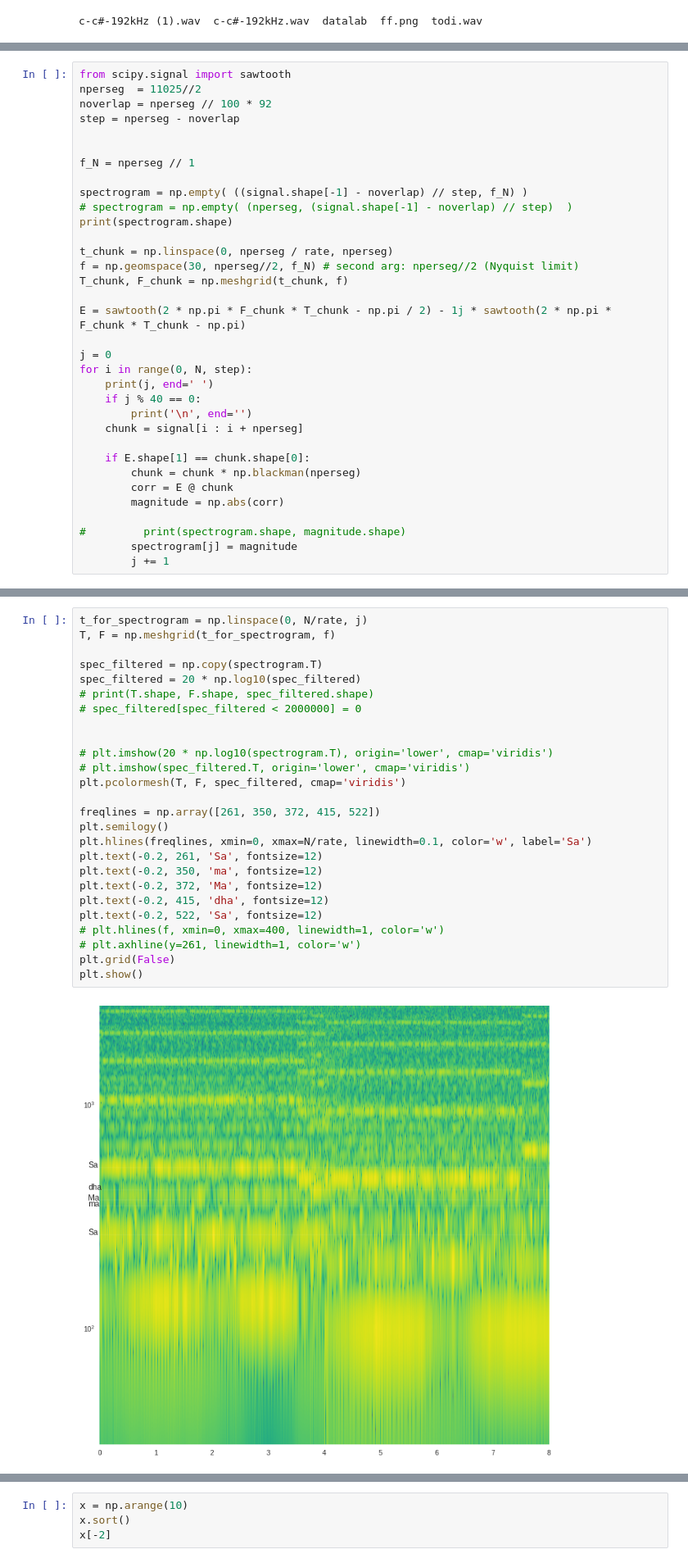
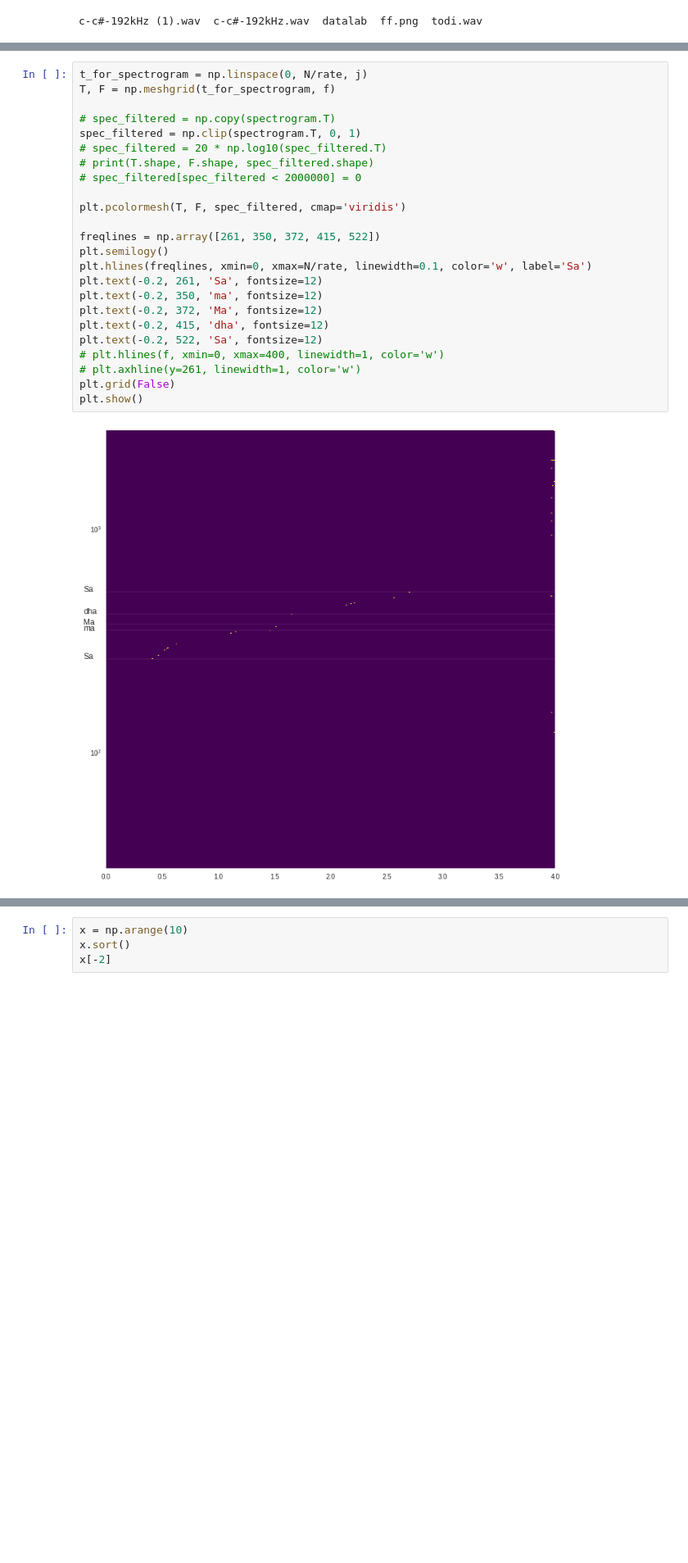
Before and after one commit to tandav/spectrogram, a Jupyter notebook: custom_fft_low_freqs.ipynb, the cells around one changed output, grey strips where cells are left out. Shown: that part at 82% size. Cells and saved outputs as stored; diff of their text form; blank space fills up the shorter version.

```diff
--- a/custom_fft_low_freqs.ipynb
+++ b/custom_fft_low_freqs.ipynb
@@ -183,34 +92,0 @@ E (5512, 5512)
-# %%
-from scipy.signal import sawtooth
-nperseg  = 11025//2
-noverlap = nperseg // 100 * 92
-step = nperseg - noverlap
-
-
-f_N = nperseg // 1
-
-spectrogram = np.empty( ((signal.shape[-1] - noverlap) // step, f_N) )
-# spectrogram = np.empty( (nperseg, (signal.shape[-1] - noverlap) // step)  )
-print(spectrogram.shape)
-
-t_chunk = np.linspace(0, nperseg / rate, nperseg)
-f = np.geomspace(30, nperseg//2, f_N) # second arg: nperseg//2 (Nyquist limit)
-T_chunk, F_chunk = np.meshgrid(t_chunk, f)
-
-E = sawtooth(2 * np.pi * F_chunk * T_chunk - np.pi / 2) - 1j * sawtooth(2 * np.pi * F_chunk * T_chunk - np.pi)
-
-j = 0
-for i in range(0, N, step):
-    print(j, end=' ')
-    if j % 40 == 0:
-        print('\n', end='')
-    chunk = signal[i : i + nperseg]
-
-    if E.shape[1] == chunk.shape[0]:
-        chunk = chunk * np.blackman(nperseg)
-        corr = E @ chunk
-        magnitude = np.abs(corr)
-
-#         print(spectrogram.shape, magnitude.shape)
-        spectrogram[j] = magnitude
-        j += 1
@@ -220,31 +93,29 @@ KeyboardInterrupt: ignored
 # %%
 t_for_spectrogram = np.linspace(0, N/rate, j)
 T, F = np.meshgrid(t_for_spectrogram, f)
 
-spec_filtered = np.copy(spectrogram.T)
-spec_filtered = 20 * np.log10(spec_filtered)
+# spec_filtered = np.copy(spectrogram.T)
+spec_filtered = np.clip(spectrogram.T, 0, 1)
+# spec_filtered = 20 * np.log10(spec_filtered.T)
 # print(T.shape, F.shape, spec_filtered.shape)
 # spec_filtered[spec_filtered < 2000000] = 0
 
-
-# plt.imshow(20 * np.log10(spectrogram.T), origin='lower', cmap='viridis')
-# plt.imshow(spec_filtered.T, origin='lower', cmap='viridis')
 plt.pcolormesh(T, F, spec_filtered, cmap='viridis')
 
 freqlines = np.array([261, 350, 372, 415, 522])
 plt.semilogy()
 plt.hlines(freqlines, xmin=0, xmax=N/rate, linewidth=0.1, color='w', label='Sa')
 plt.text(-0.2, 261, 'Sa', fontsize=12)
 plt.text(-0.2, 350, 'ma', fontsize=12)
 plt.text(-0.2, 372, 'Ma', fontsize=12)
 plt.text(-0.2, 415, 'dha', fontsize=12)
 plt.text(-0.2, 522, 'Sa', fontsize=12)
 # plt.hlines(f, xmin=0, xmax=400, linewidth=1, color='w')
 # plt.axhline(y=261, linewidth=1, color='w')
 plt.grid(False)
 plt.show()
 # %% [output]
-[figure, old version]
+[figure, new version]
 # %%
 a = spectrogram[123]
 
```
Also changed, not shown: parts of 16 cells of this notebook.
